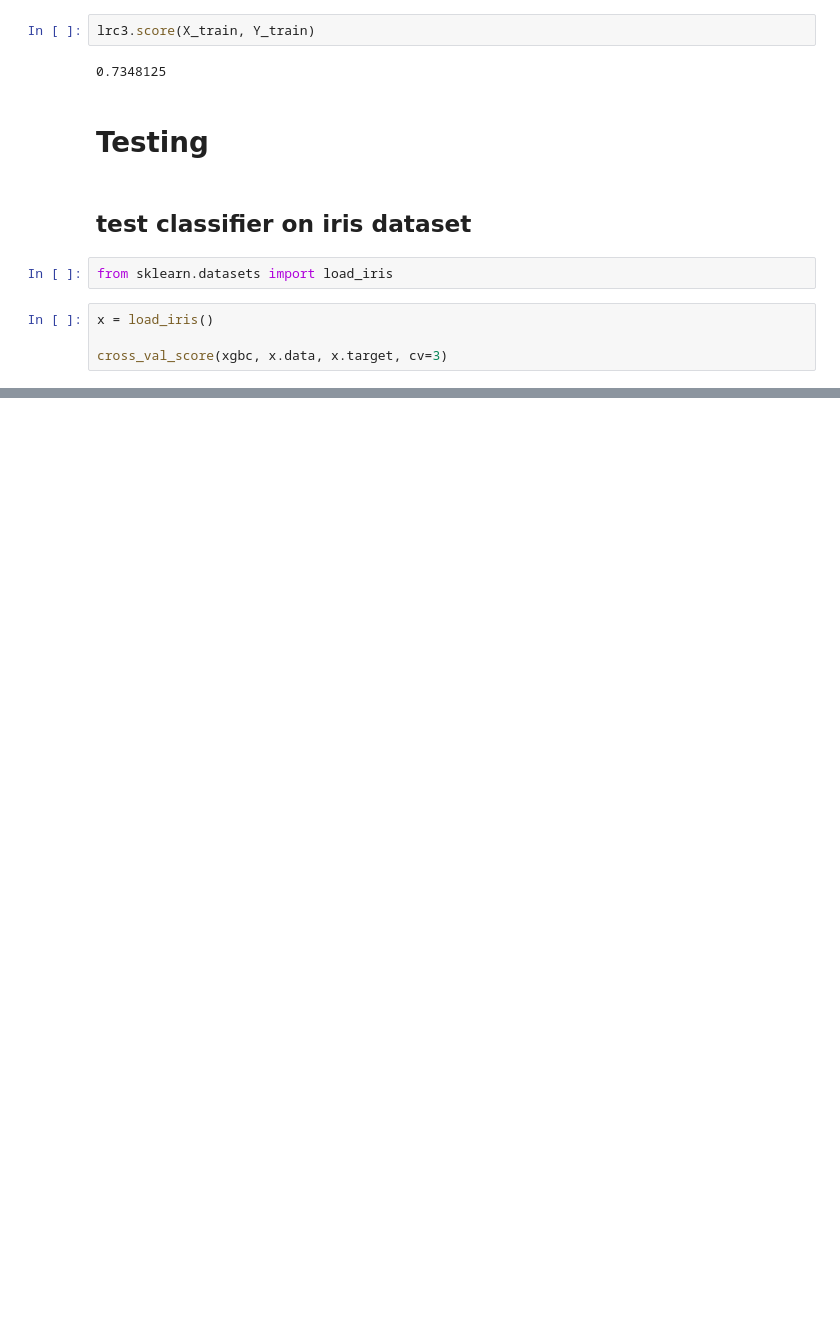
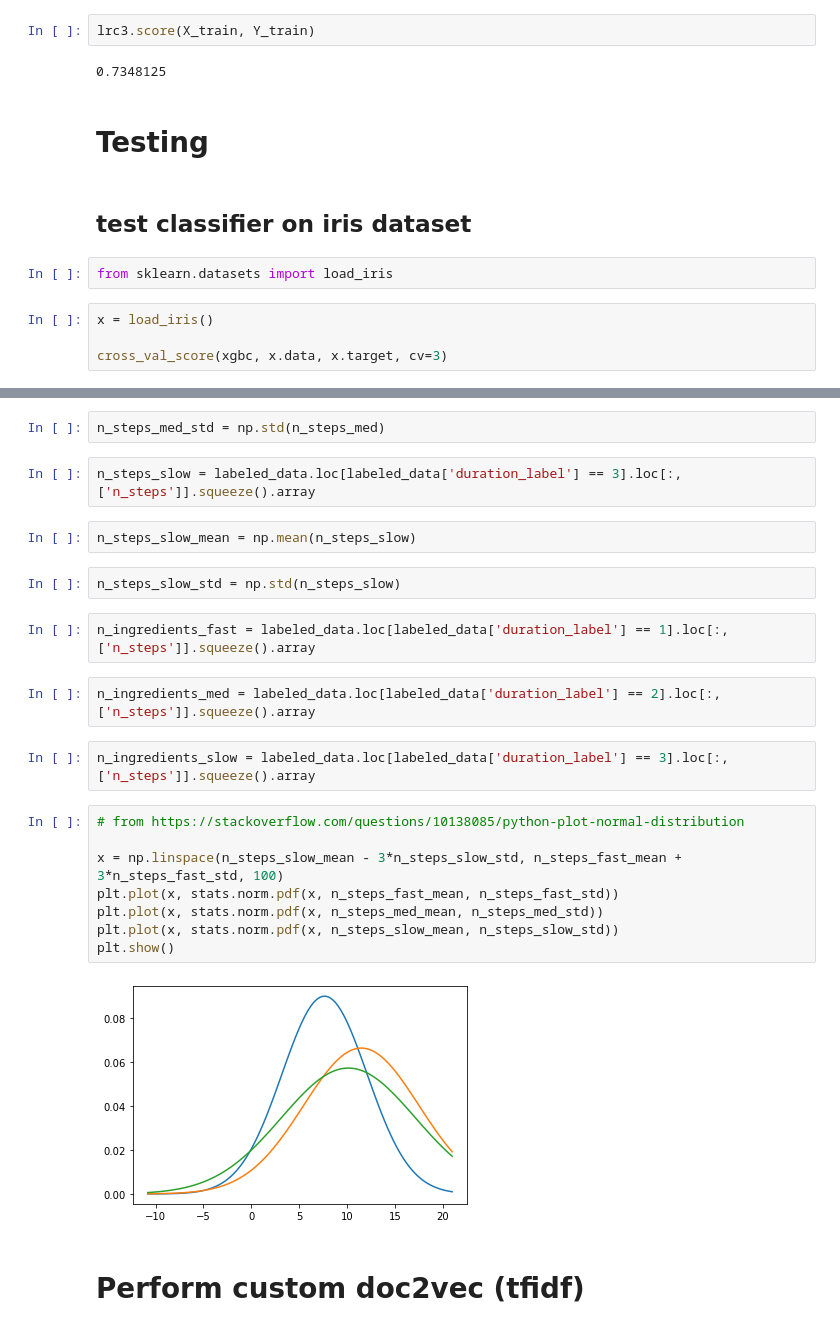
Before and after one commit to franklinaldo/Cooking-Time-Machine-Learning, a Jupyter notebook: Project 2.ipynb, the cells around one changed output, grey strips where cells are left out. Saved outputs shown, nothing was run; the diff lists cells and outputs as text; blank space fills up the shorter version.

```diff
--- a/Project 2.ipynb
+++ b/Project 2.ipynb
@@ -293,0 +341,26 @@ cross_val_score(xgbc, x.data, x.target, cv=3)
+# %%
+n_steps_med_std = np.std(n_steps_med)
+# %%
+n_steps_slow = labeled_data.loc[labeled_data['duration_label'] == 3].loc[:,['n_steps']].squeeze().array
+# %%
+n_steps_slow_mean = np.mean(n_steps_slow)
+# %%
+n_steps_slow_std = np.std(n_steps_slow)
+# %%
+n_ingredients_fast = labeled_data.loc[labeled_data['duration_label'] == 1].loc[:,['n_steps']].squeeze().array
+# %%
+n_ingredients_med = labeled_data.loc[labeled_data['duration_label'] == 2].loc[:,['n_steps']].squeeze().array
+# %%
+n_ingredients_slow = labeled_data.loc[labeled_data['duration_label'] == 3].loc[:,['n_steps']].squeeze().array
+# %%
+# from https://stackoverflow.com/questions/10138085/python-plot-normal-distribution
+
+x = np.linspace(n_steps_slow_mean - 3*n_steps_slow_std, n_steps_fast_mean + 3*n_steps_fast_std, 100)
+plt.plot(x, stats.norm.pdf(x, n_steps_fast_mean, n_steps_fast_std))
+plt.plot(x, stats.norm.pdf(x, n_steps_med_mean, n_steps_med_std))
+plt.plot(x, stats.norm.pdf(x, n_steps_slow_mean, n_steps_slow_std))
+plt.show()
+# %% [output]
+[figure, added]
+# %% [markdown]
+# Perform custom doc2vec (tfidf)
```
Also changed, not shown: parts of 18 cells of this notebook, 1 other file.
